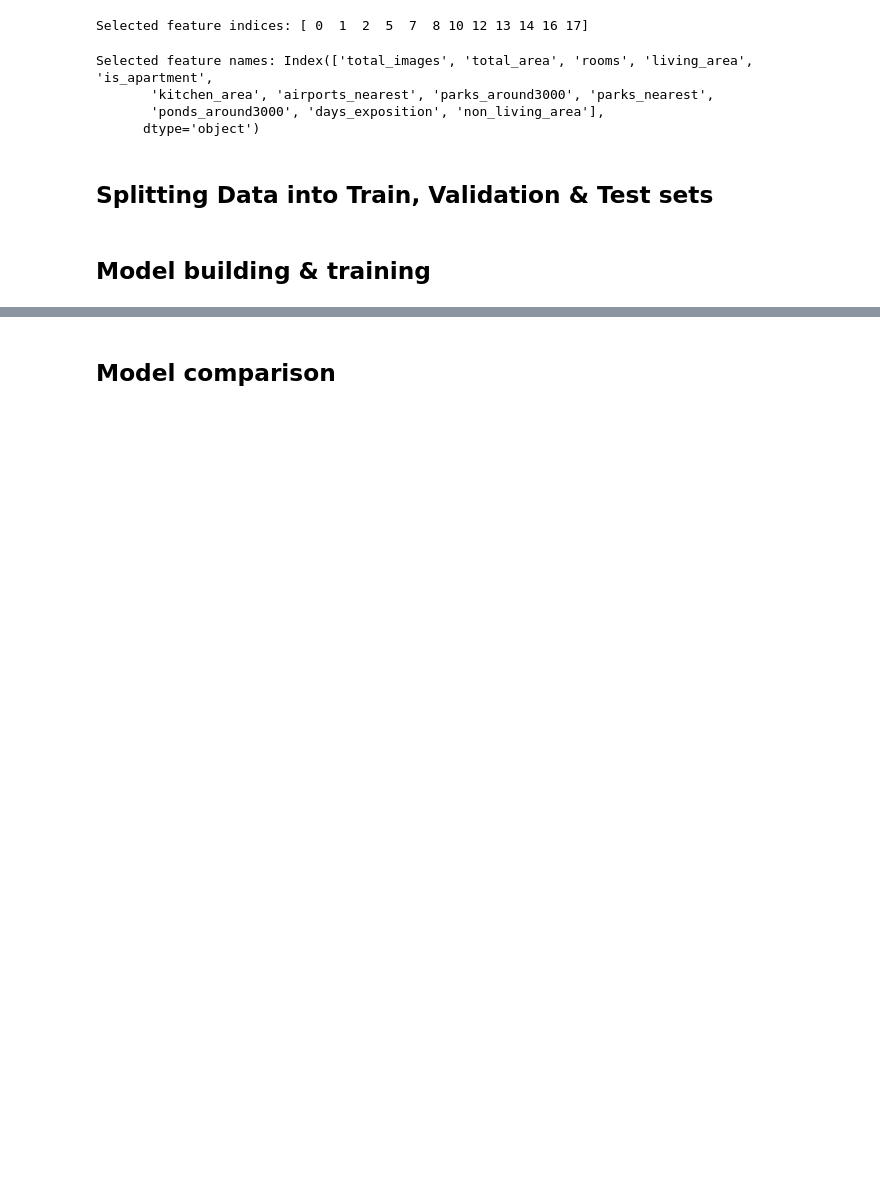
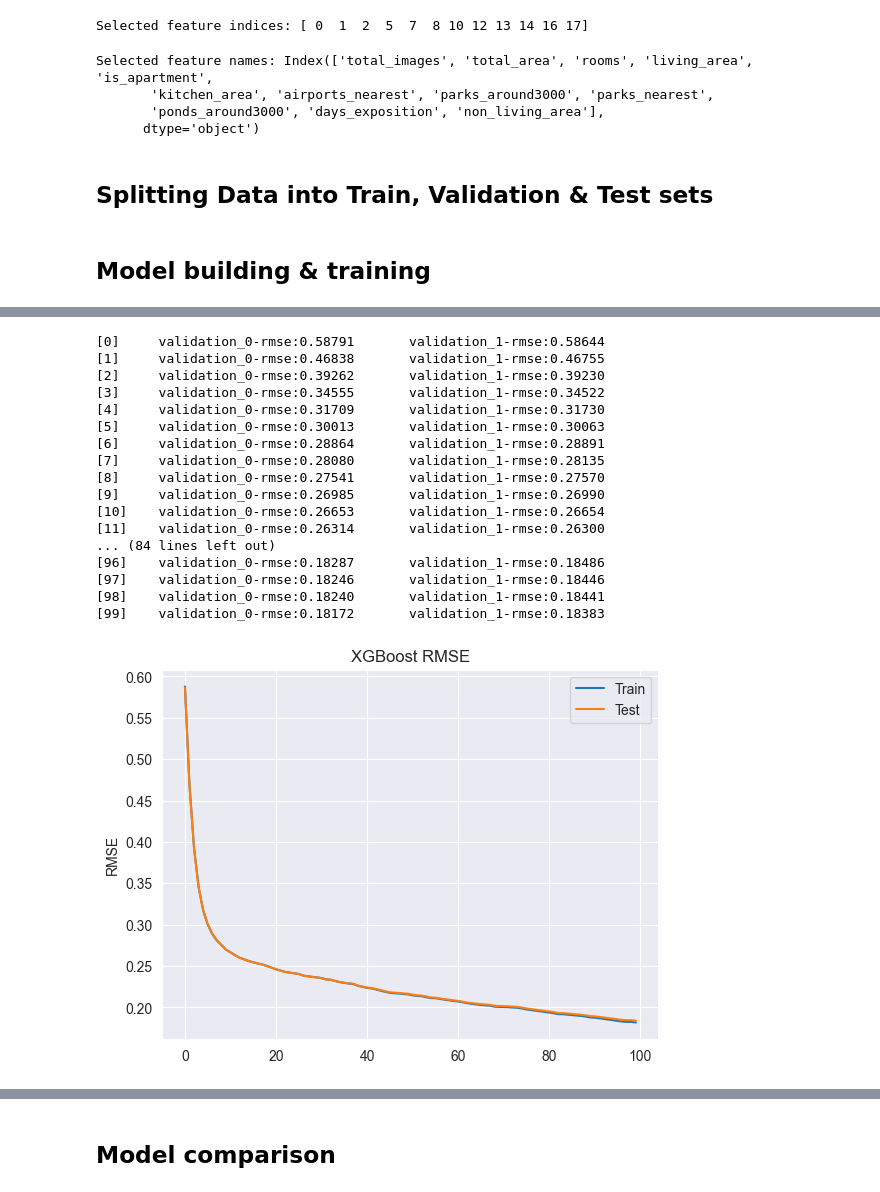
Before and after one commit to Peacetongue/home_less_ai, a Jupyter notebook: Real_estate_price_predictions_.ipynb, the cells around one changed output, grey strips where cells are left out. Drawn from its saved outputs; the diff is of its cells as text; code cells hidden in the pictures; blank space fills up the shorter version.

```diff
--- a/Real_estate_price_predictions_.ipynb
+++ b/Real_estate_price_predictions_.ipynb
@@ -704,6 +738,49 @@ xgb_regressor.get_best_params()
 
 with open("xgb_regressor.pkl", "wb") as f:
     dump(xgb_regressor, f, protocol=5)
+# %%
+xgb_regressor = XGBRegressor(
+    device='cuda',
+    eval_metric='rmse',
+)
+
+xgb_regressor.fit(
+    X_train,
+    y_train,
+    eval_set=[(X_train, y_train), (X_test, y_test)],
+    verbose=True
+)
+
+results = xgb_regressor.evals_result()
+epochs = len(results['validation_0']['rmse'])
+x_axis = range(0, epochs)
+
+fig, ax = plt.subplots()
+ax.plot(x_axis, results['validation_0']['rmse'], label='Train')
+ax.plot(x_axis, results['validation_1']['rmse'], label='Test')
+ax.legend()
+plt.ylabel('RMSE')
+plt.title('XGBoost RMSE')
+plt.show()
+# %% [output]
+[0]     validation_0-rmse:0.58791       validation_1-rmse:0.58644
+[1]     validation_0-rmse:0.46838       validation_1-rmse:0.46755
+[2]     validation_0-rmse:0.39262       validation_1-rmse:0.39230
+[3]     validation_0-rmse:0.34555       validation_1-rmse:0.34522
+[4]     validation_0-rmse:0.31709       validation_1-rmse:0.31730
+[5]     validation_0-rmse:0.30013       validation_1-rmse:0.30063
+[6]     validation_0-rmse:0.28864       validation_1-rmse:0.28891
+[7]     validation_0-rmse:0.28080       validation_1-rmse:0.28135
+[8]     validation_0-rmse:0.27541       validation_1-rmse:0.27570
+[9]     validation_0-rmse:0.26985       validation_1-rmse:0.26990
+[10]    validation_0-rmse:0.26653       validation_1-rmse:0.26654
+[11]    validation_0-rmse:0.26314       validation_1-rmse:0.26300
+... (84 lines left out)
+[96]    validation_0-rmse:0.18287       validation_1-rmse:0.18486
+[97]    validation_0-rmse:0.18246       validation_1-rmse:0.18446
+[98]    validation_0-rmse:0.18240       validation_1-rmse:0.18441
+[99]    validation_0-rmse:0.18172       validation_1-rmse:0.18383
+[figure, added]
 # %%
 from sklearn.ensemble import ExtraTreesRegressor
 
```
Also changed, not shown: parts of 24 cells of this notebook.
